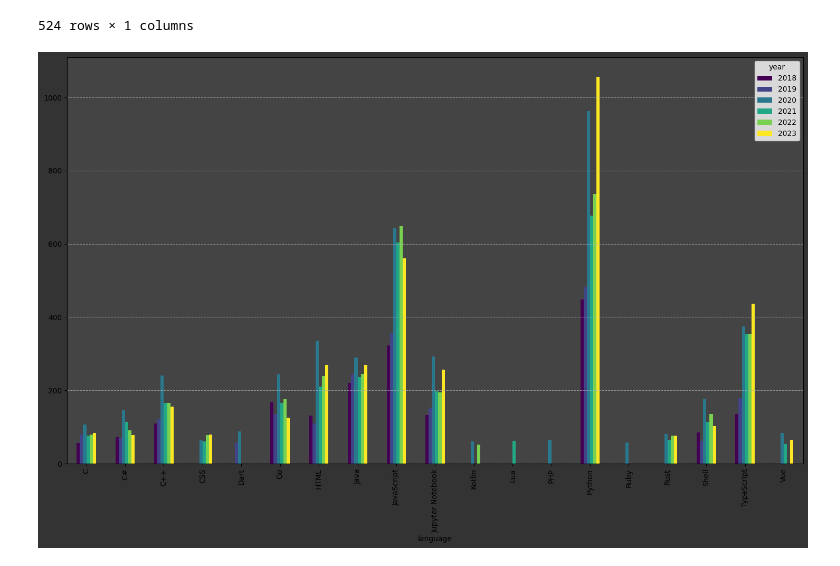
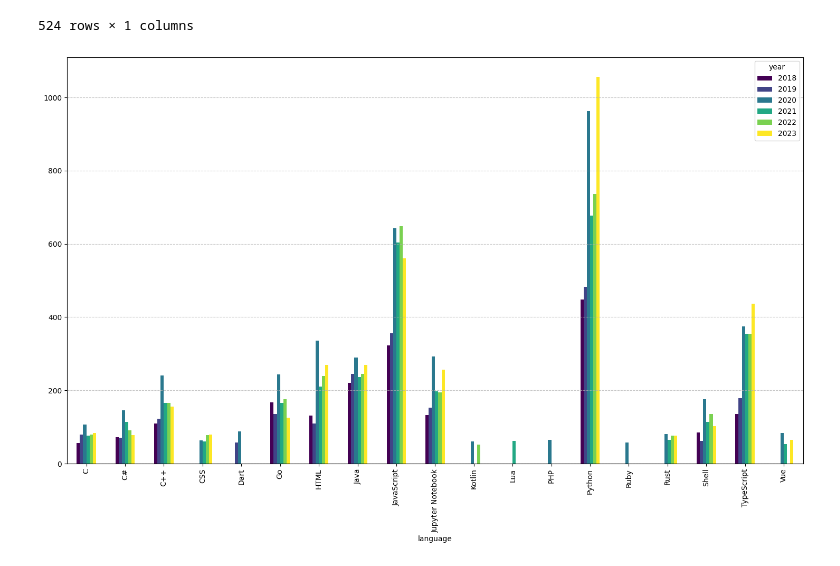
Before and after one commit to songthao1610/FutureTechTrend-Analyzer, a Jupyter notebook: notebook.ipynb, the cells around one changed output. Cells and saved outputs as stored; diff of their text form; code cells hidden in the pictures.

```diff
--- a/notebook.ipynb
+++ b/notebook.ipynb
@@ -336,17 +332,17 @@ dx
 # %%
 data['created_at'] = data['created_at'].apply(pd.to_datetime)
 df = data[data['created_at']<'2024'].set_index(['created_at'])
 fig, ax = plt.subplots(figsize = (18,10))
 dx = pd.DataFrame(df.groupby(['language',df.index.year])['language'].count())
 dx_100 = dx[dx['language']>50]
 dx_100.unstack().plot(kind='bar', ax=ax, colormap='viridis')
 # Set background color
-fig.patch.set_facecolor('#333333')  # Dark gray background for the figure
-ax.set_facecolor('#444444')  # Slightly lighter background for the plot area
+fig.patch.set_facecolor('white')
+ax.set_facecolor('white')
 
 # Add gridlines
 plt.grid(True, axis='y', linestyle='--', alpha=0.7)
 plt.legend(['2018','2019','2020','2021','2022','2023'], title = 'year')
 plt.show()
 # %% [output]
-[figure, old version]
+[figure, new version]
```
Also changed, not shown: parts of 2 cells of this notebook.
